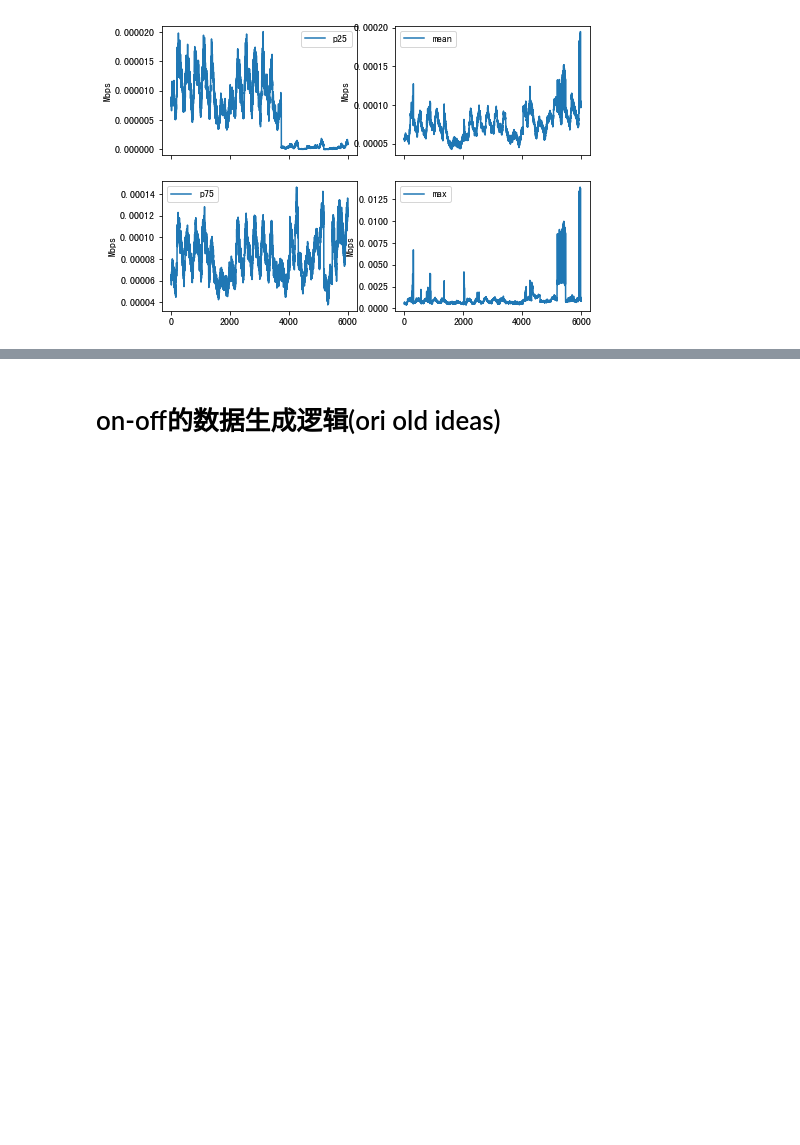
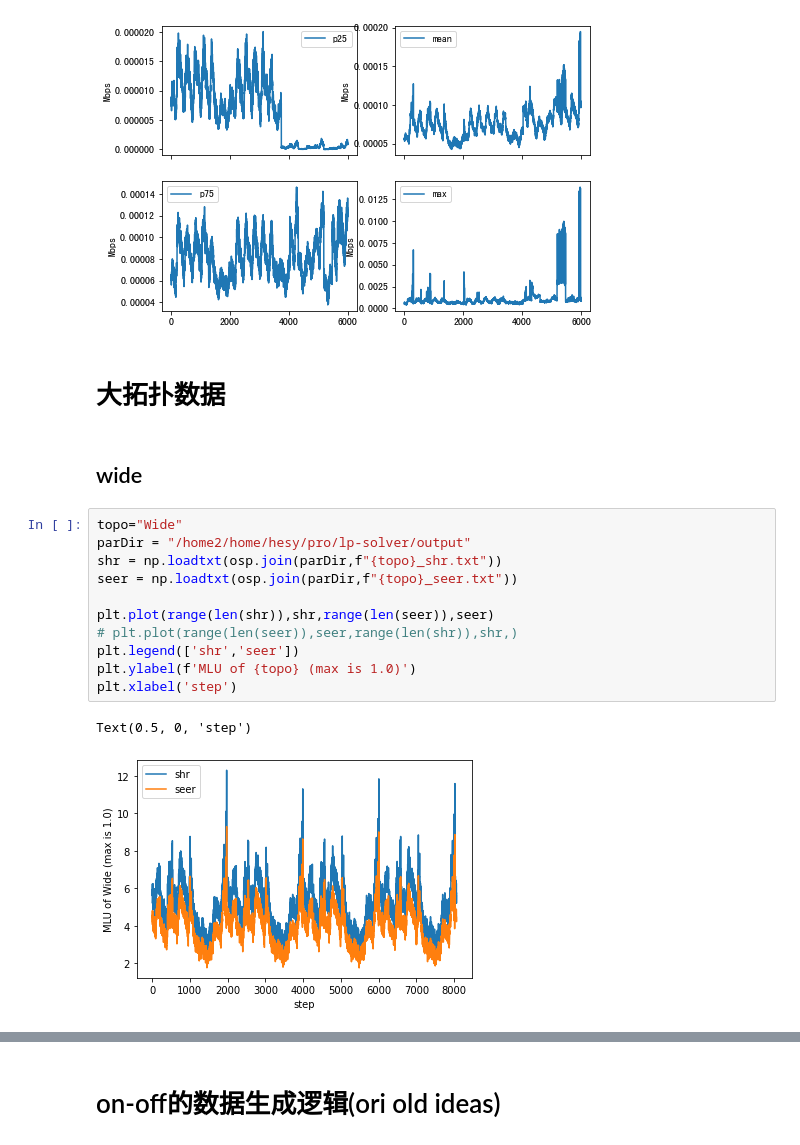
Before and after one commit to hexi519/CodesSnippets, a Jupyter notebook: mars-ana/TM清洗和生成&LP验证.ipynb, the cells around one changed output, grey strips where cells are left out. Saved outputs shown, nothing was run; the diff lists cells and outputs as text; blank space fills up the shorter version.

Commit message:
fea: add big topo data preprocessing

```diff
--- a/mars-ana/TM清洗和生成&LP验证.ipynb
+++ b/mars-ana/TM清洗和生成&LP验证.ipynb
@@ -795,3 +796,21 @@ for idx, data in enumerate(data_distribs):
     ax[idx//2,idx%2].legend(distribs_names[idx])
 # %% [output]
 [figure]
+# %% [markdown]
+# 大拓扑数据
+# %% [markdown]
+## wide
+# %%
+topo="Wide"
+parDir = "/home2/home/hesy/pro/lp-solver/output"
+shr = np.loadtxt(osp.join(parDir,f"{topo}_shr.txt"))
+seer = np.loadtxt(osp.join(parDir,f"{topo}_seer.txt"))
+
+plt.plot(range(len(shr)),shr,range(len(seer)),seer)
+# plt.plot(range(len(seer)),seer,range(len(shr)),shr,)
+plt.legend(['shr','seer'])
+plt.ylabel(f'MLU of {topo} (max is 1.0)')
+plt.xlabel('step')
+# %% [output]
+Text(0.5, 0, 'step')
+[figure, added]
```
Also changed, not shown: parts of 18 cells of this notebook.
